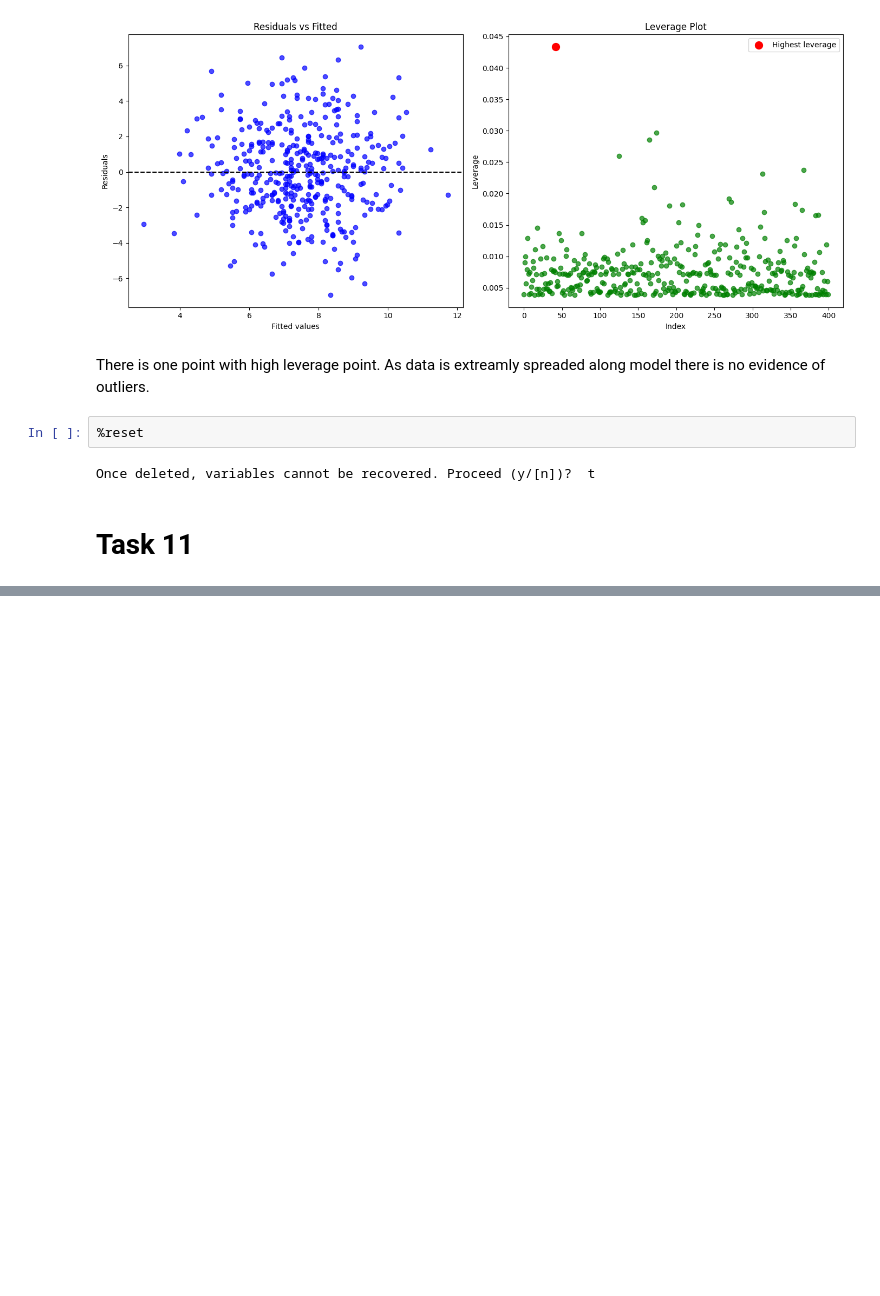
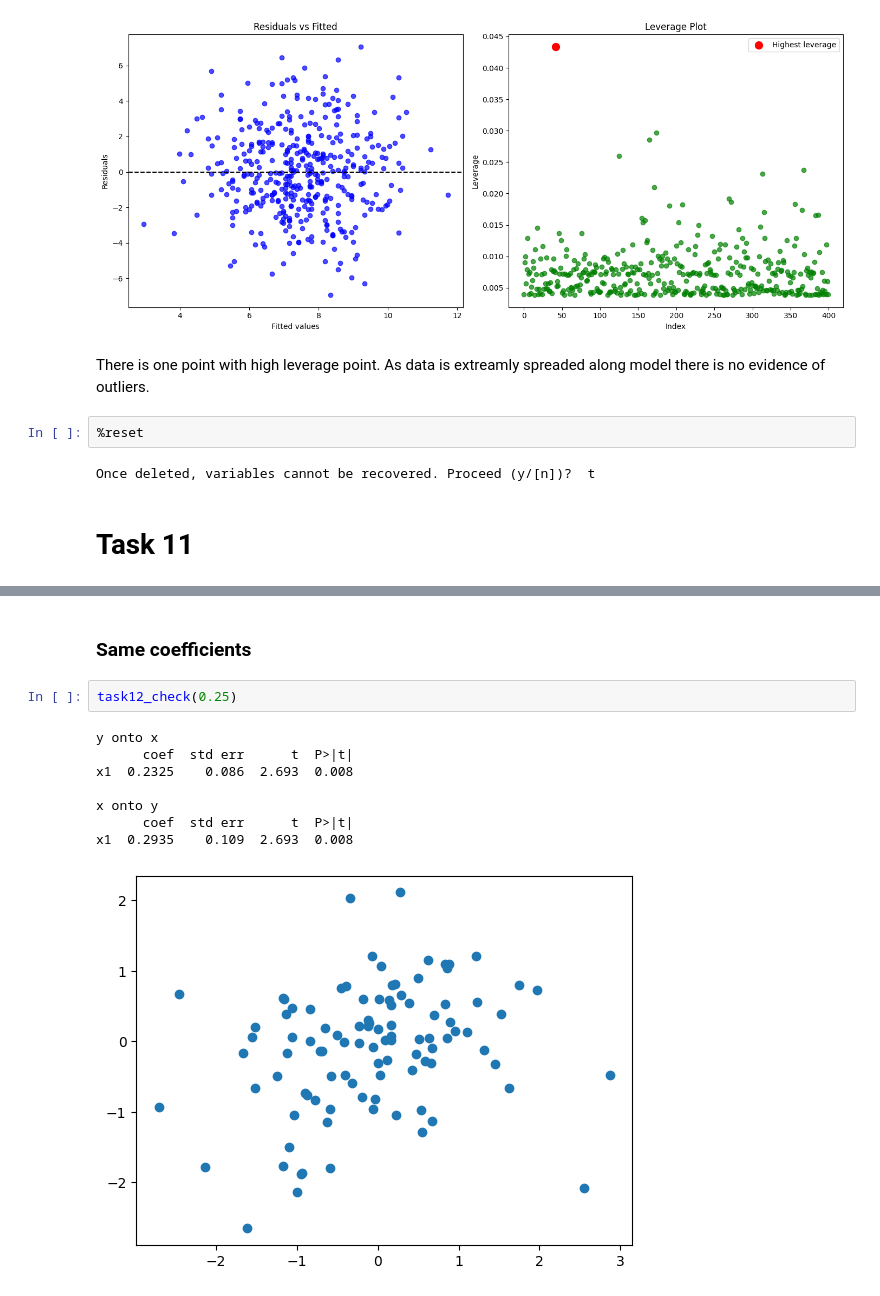
Before and after one commit to xXKeNdAmAmAsTeRXx/ISLP_labs, a Jupyter notebook: applied-Tasks/LinearRegressionTasks.ipynb, the cells around one changed output, grey strips where cells are left out. Saved outputs shown, nothing was run; the diff lists cells and outputs as text; blank space fills up the shorter version.

```diff
--- a/applied-Tasks/LinearRegressionTasks.ipynb
+++ b/applied-Tasks/LinearRegressionTasks.ipynb
@@ -630,0 +791,13 @@ Once deleted, variables cannot be recovered. Proceed (y/[n])?  t
+# %% [markdown]
+### Same coefficients
+# %%
+task12_check(0.25)
+# %% [output]
+y onto x
+      coef  std err      t  P>|t|
+x1  0.2325    0.086  2.693  0.008
+
+x onto y
+      coef  std err      t  P>|t|
+x1  0.2935    0.109  2.693  0.008
+[figure, added]
```
Also changed, not shown: parts of 27 cells of this notebook.
